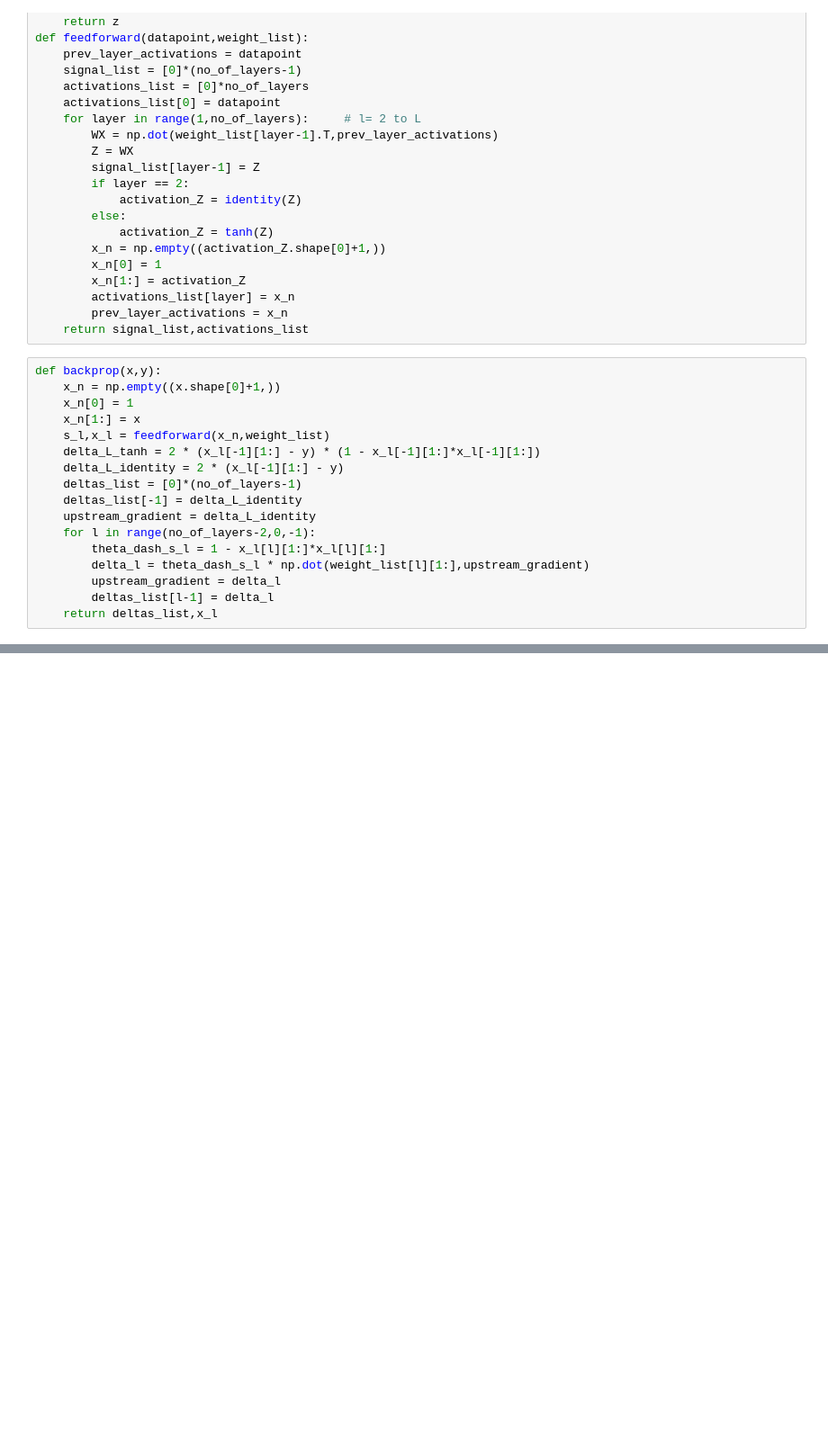
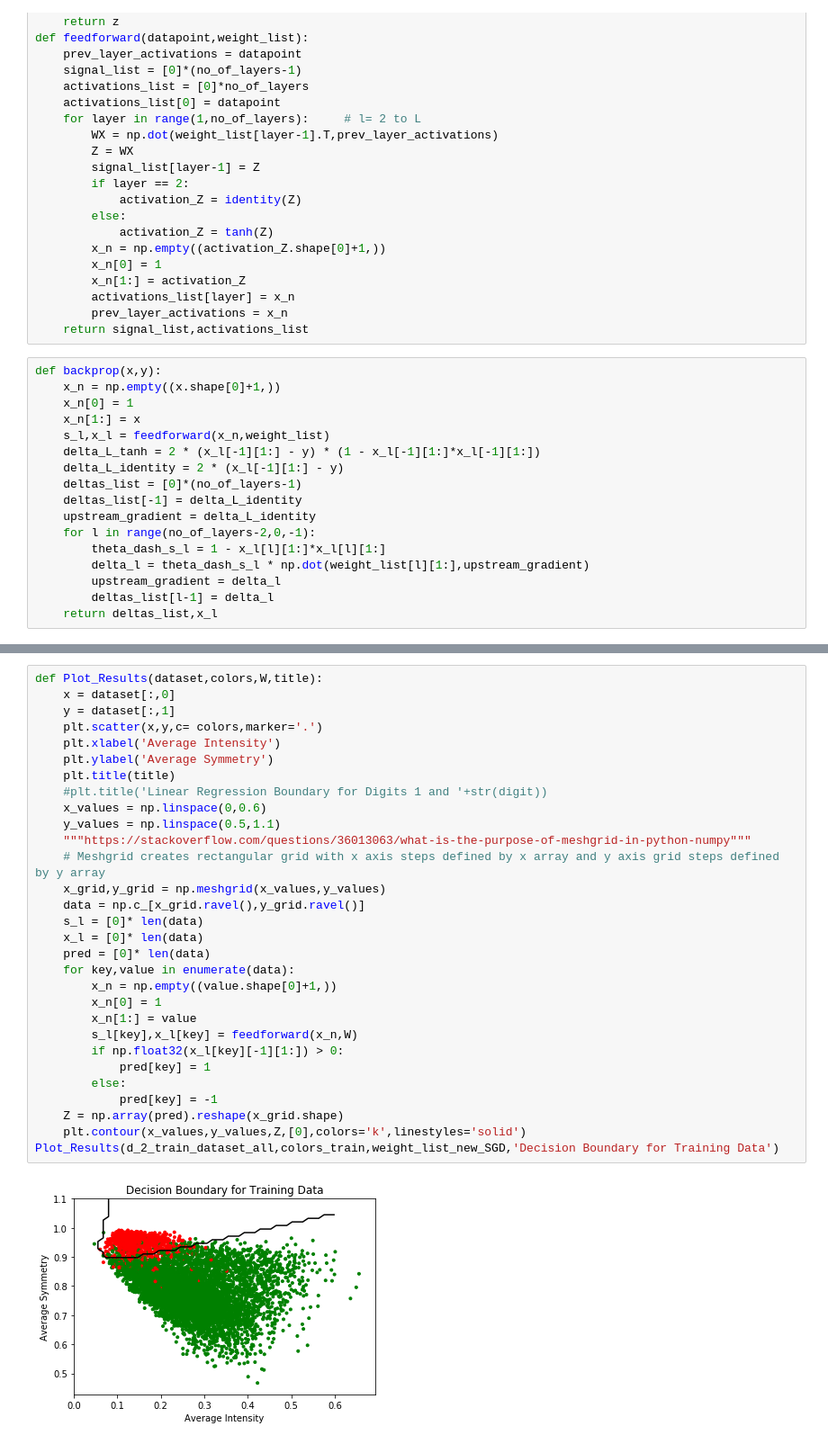
Before and after one commit to anantvir/Neural_Network, a Jupyter notebook: Assignment 7/Jupyter Notebooks/ELEG815_Q4_SGD.ipynb, the cells around one changed output, grey strips where cells are left out. Shown at 90% size. Saved outputs shown, nothing was run; the diff lists cells and outputs as text; blank space fills up the shorter version.

Commit message:
Aded Decision Boundary

```diff
--- a/Assignment 7/Jupyter Notebooks/ELEG815_Q4_SGD.ipynb
+++ b/Assignment 7/Jupyter Notebooks/ELEG815_Q4_SGD.ipynb
@@ -148,0 +190,32 @@ print((cnt/len(d_2_test_dataset))*100)
+# %%
+def Plot_Results(dataset,colors,W,title):
+    x = dataset[:,0]
+    y = dataset[:,1]
+    plt.scatter(x,y,c= colors,marker='.')
+    plt.xlabel('Average Intensity')
+    plt.ylabel('Average Symmetry')
+    plt.title(title)
+    #plt.title('Linear Regression Boundary for Digits 1 and '+str(digit))
+    x_values = np.linspace(0,0.6)
+    y_values = np.linspace(0.5,1.1)
+    """https://stackoverflow.com/questions/36013063/what-is-the-purpose-of-meshgrid-in-python-numpy"""
+    # Meshgrid creates rectangular grid with x axis steps defined by x array and y axis grid steps defined by y array
+    x_grid,y_grid = np.meshgrid(x_values,y_values)
+    data = np.c_[x_grid.ravel(),y_grid.ravel()]
+    s_l = [0]* len(data)
+    x_l = [0]* len(data)
+    pred = [0]* len(data)
+    for key,value in enumerate(data):
+        x_n = np.empty((value.shape[0]+1,))
+        x_n[0] = 1
+        x_n[1:] = value
+        s_l[key],x_l[key] = feedforward(x_n,W)
+        if np.float32(x_l[key][-1][1:]) > 0:
+            pred[key] = 1
+        else:
+            pred[key] = -1
+    Z = np.array(pred).reshape(x_grid.shape)
+    plt.contour(x_values,y_values,Z,[0],colors='k',linestyles='solid')
+Plot_Results(d_2_train_dataset_all,colors_train,weight_list_new_SGD,'Decision Boundary for Training Data')
+# %% [output]
+[figure, added]
```
Also changed, not shown: parts of 17 cells of this notebook, 9 other files.
